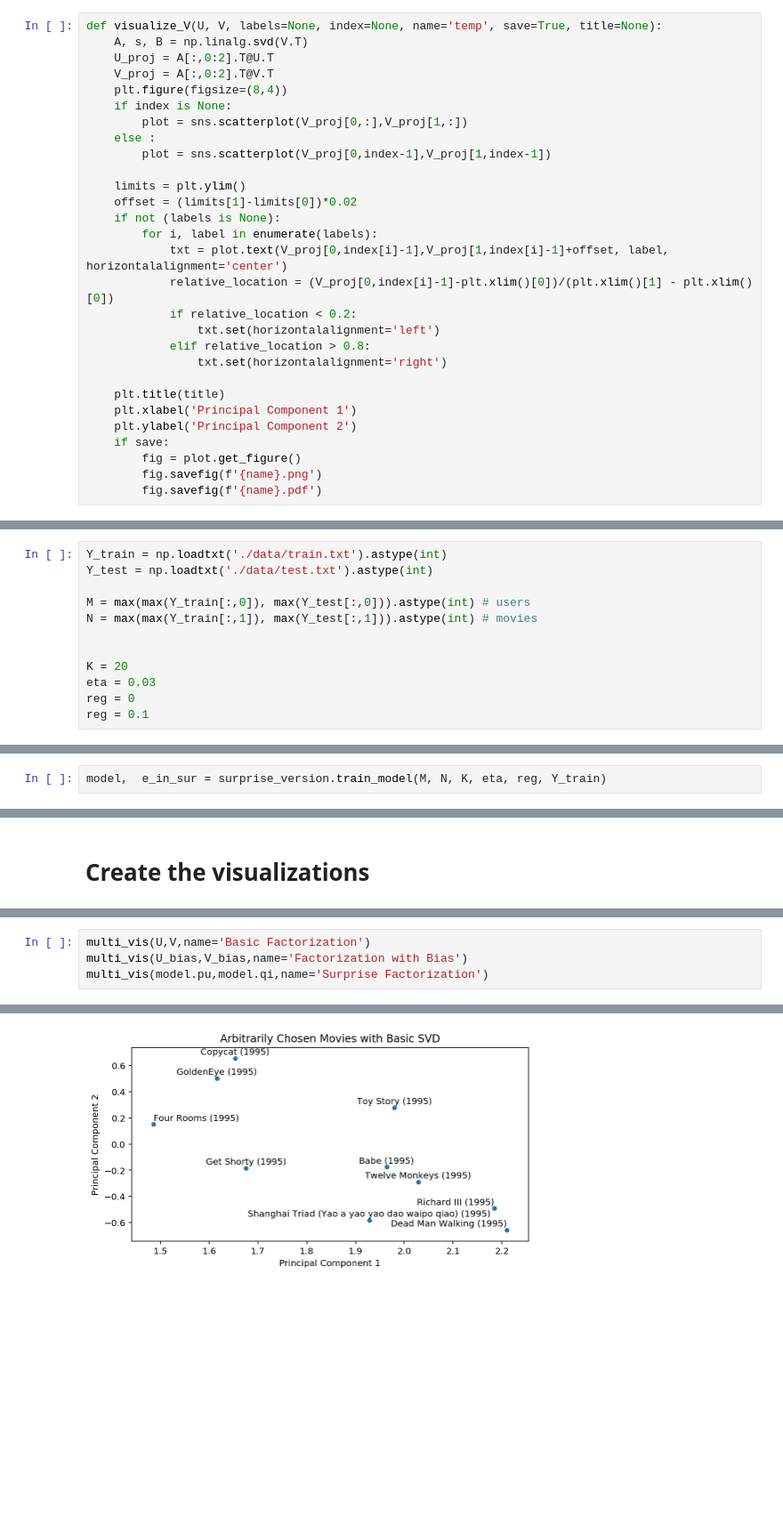
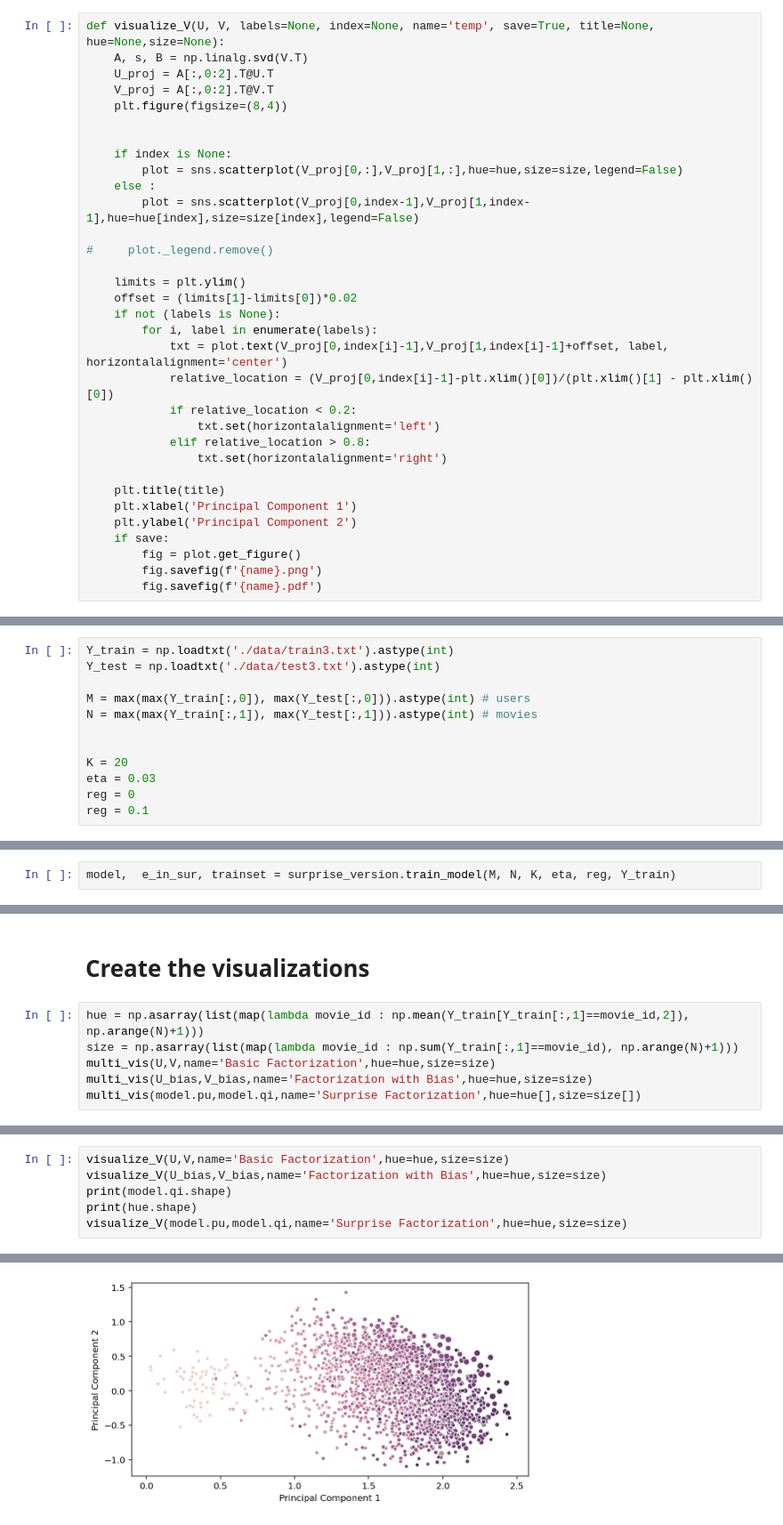
Before and after one commit to SaberaTalukder/Visualizations, a Jupyter notebook: 5.ipynb, the cells around one changed output, grey strips where cells are left out. Shown at 89% size. Drawn from its saved outputs; the diff is of its cells as text; blank space fills up the shorter version.

```diff
--- a/5.ipynb
+++ b/5.ipynb
@@ -15,15 +15,19 @@ importlib.reload(surprise_version)
 
 %config InlineBackend.figure_format = 'retina'
 # %%
-def visualize_V(U, V, labels=None, index=None, name='temp', save=True, title=None):
+def visualize_V(U, V, labels=None, index=None, name='temp', save=True, title=None, hue=None,size=None):
     A, s, B = np.linalg.svd(V.T)
     U_proj = A[:,0:2].T@U.T
     V_proj = A[:,0:2].T@V.T
     plt.figure(figsize=(8,4))
+
+
     if index is None:
-        plot = sns.scatterplot(V_proj[0,:],V_proj[1,:])
+        plot = sns.scatterplot(V_proj[0,:],V_proj[1,:],hue=hue,size=size,legend=False)
     else :
-        plot = sns.scatterplot(V_proj[0,index-1],V_proj[1,index-1])
+        plot = sns.scatterplot(V_proj[0,index-1],V_proj[1,index-1],hue=hue[index],size=size[index],legend=False)
+
+#     plot._legend.remove()
 
     limits = plt.ylim()
     offset = (limits[1]-limits[0])*0.02
@@ -73,6 +77,6 @@ def multi_vis(U, V, name='temp',save=True):
 # %%
-Y_train = np.loadtxt('./data/train.txt').astype(int)
-Y_test = np.loadtxt('./data/test.txt').astype(int)
+Y_train = np.loadtxt('./data/train3.txt').astype(int)
+Y_test = np.loadtxt('./data/test3.txt').astype(int)
 
 M = max(max(Y_train[:,0]), max(Y_test[:,0])).astype(int) # users
 N = max(max(Y_train[:,1]), max(Y_test[:,1])).astype(int) # movies
@@ -120,4 +123,4 @@ visualize_V(U_bias,V_bias)
 # %% [markdown]
 # Using the off the shelf implementation of SVD.
 # %%
-model,  e_in_sur = surprise_version.train_model(M, N, K, eta, reg, Y_train)
+model,  e_in_sur, trainset = surprise_version.train_model(M, N, K, eta, reg, Y_train)
@@ -135,2 +158,8 @@ print(surprise_version.get_err(model,Y_test))
 # %% [markdown]
 # Create the visualizations
+# %%
+hue = np.asarray(list(map(lambda movie_id : np.mean(Y_train[Y_train[:,1]==movie_id,2]), np.arange(N)+1)))
+size = np.asarray(list(map(lambda movie_id : np.sum(Y_train[:,1]==movie_id), np.arange(N)+1)))
+multi_vis(U,V,name='Basic Factorization',hue=hue,size=size)
+multi_vis(U_bias,V_bias,name='Factorization with Bias',hue=hue,size=size)
+multi_vis(model.pu,model.qi,name='Surprise Factorization',hue=hue[],size=size[])
@@ -137,5 +182,7 @@ print(surprise_version.get_err(model,Y_test))
 # %%
-multi_vis(U,V,name='Basic Factorization')
-multi_vis(U_bias,V_bias,name='Factorization with Bias')
-multi_vis(model.pu,model.qi,name='Surprise Factorization')
+visualize_V(U,V,name='Basic Factorization',hue=hue,size=size)
+visualize_V(U_bias,V_bias,name='Factorization with Bias',hue=hue,size=size)
+print(model.qi.shape)
+print(hue.shape)
+visualize_V(model.pu,model.qi,name='Surprise Factorization',hue=hue,size=size)
 # %% [output]
@@ -142 +190 @@ multi_vis(model.pu,model.qi,name='Surprise Factorization')
-[figure, old version]
+[figure, new version]
```
Also changed, not shown: parts of 11 cells of this notebook, 1 other file.
